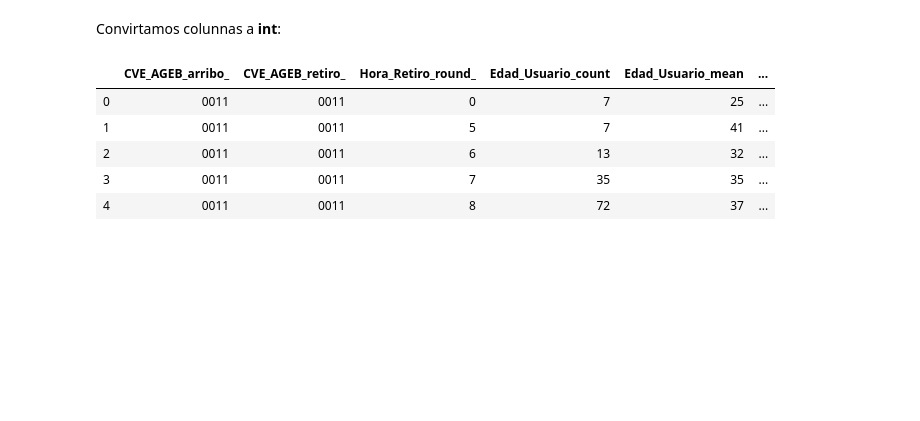
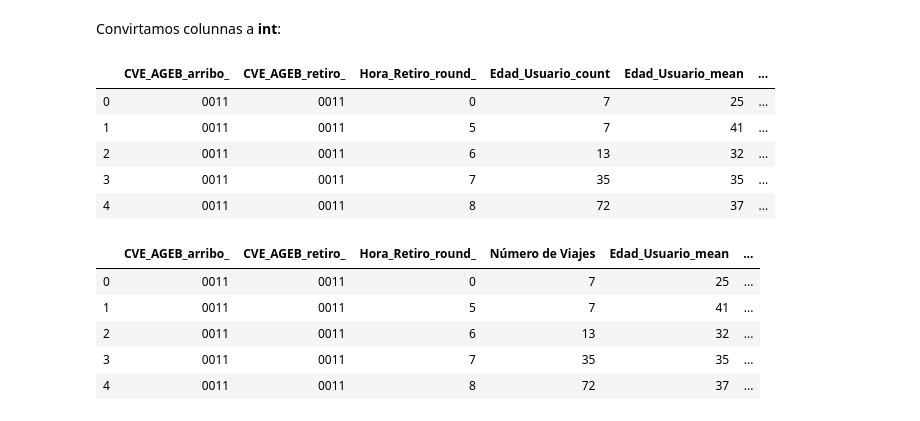
Before and after one commit to paupradel/ecobici_viz, a Jupyter notebook: procesamiento_datos_ecobici.ipynb, the cells around one changed output. Drawn from its saved outputs; the diff is of its cells as text; code cells hidden in the pictures; blank space fills up the shorter version.

```diff
--- a/procesamiento_datos_ecobici.ipynb
+++ b/procesamiento_datos_ecobici.ipynb
@@ -187,5 +187,16 @@ df_viajes_ageb_agg.head()
 | 2 | 0011 | 0011 | 6 | 13 | 32 | ... |
 | 3 | 0011 | 0011 | 7 | 35 | 35 | ... |
 | 4 | 0011 | 0011 | 8 | 72 | 37 | ... |
+# %%
+df_viajes_ageb_agg.rename(columns={'Edad_Usuario_count':"Número_de_Viajes"},inplace=True)
+# %%
+df_viajes_ageb_agg.head()
+# %% [output]
+|  | CVE_AGEB_arribo_ | CVE_AGEB_retiro_ | Hora_Retiro_round_ | Número de Viajes | Edad_Usuario_mean | ... |
+| 0 | 0011 | 0011 | 0 | 7 | 25 | ... |
+| 1 | 0011 | 0011 | 5 | 7 | 41 | ... |
+| 2 | 0011 | 0011 | 6 | 13 | 32 | ... |
+| 3 | 0011 | 0011 | 7 | 35 | 35 | ... |
+| 4 | 0011 | 0011 | 8 | 72 | 37 | ... |
 # %%
 df_viajes_ageb_agg.to_csv('./data/procesado/datos_ecobici_ageb_groupby_agg.csv',index=False)
```
Also changed, not shown: 5 other files.
